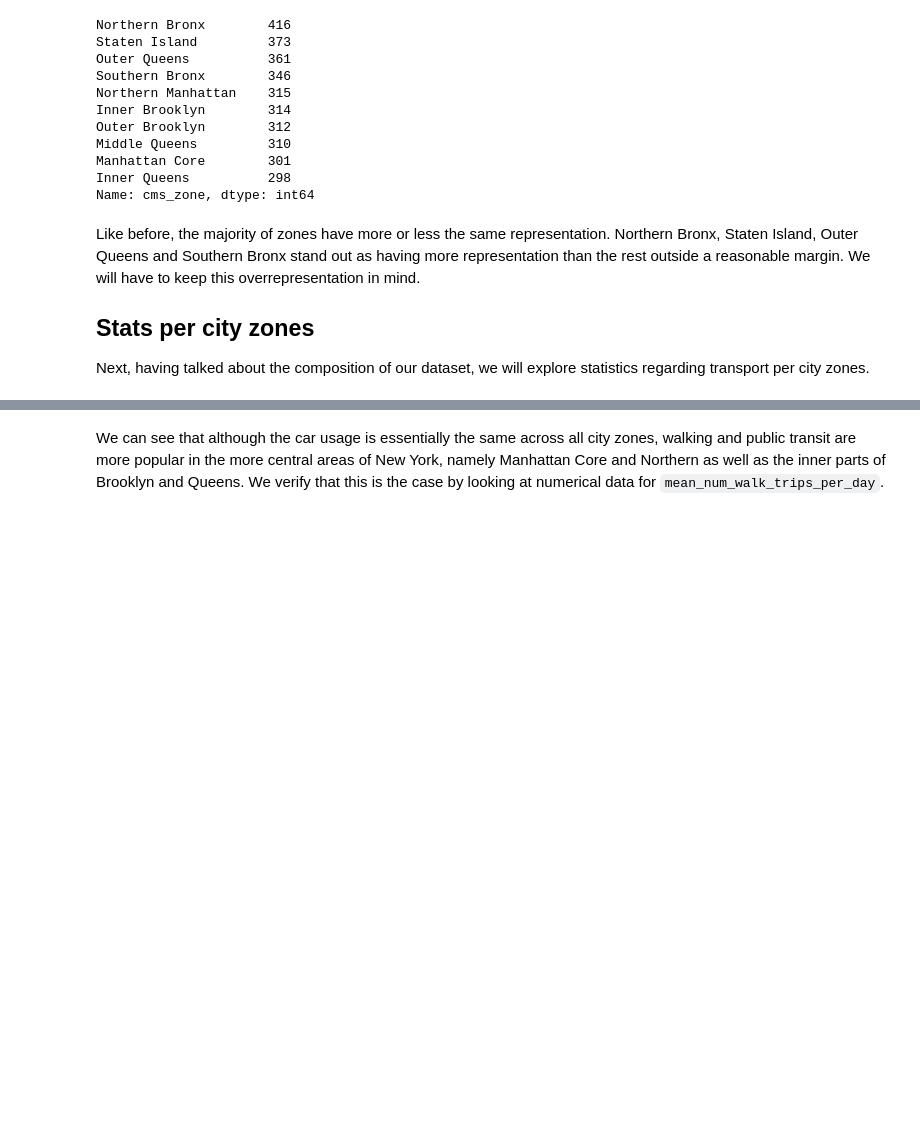
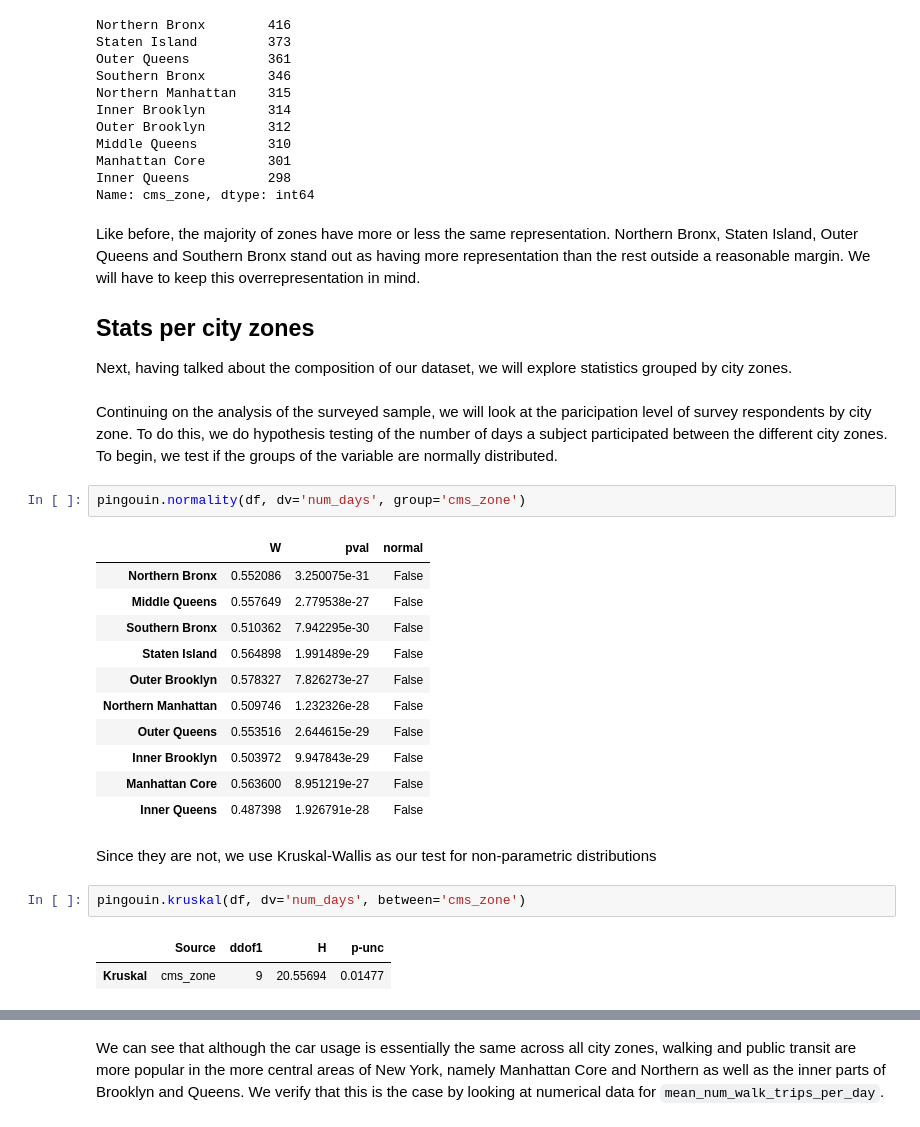
Before and after one commit to Axemt/TUD-2223-DATAH3-Project, a Jupyter notebook: NYC's 2019 Citywide Mobility Survey.ipynb, the cells around one changed output, grey strips where cells are left out. Cells and saved outputs as stored; diff of their text form; blank space fills up the shorter version.

```diff
--- a/NYC's 2019 Citywide Mobility Survey.ipynb
+++ b/NYC's 2019 Citywide Mobility Survey.ipynb
@@ -291,4 +296,27 @@ Like before, the majority of zones have more or less the same representation. No
 ## Stats per city zones
 <a name='pt2.3'></a>
 
-Next, having talked about the composition of our dataset, we will explore statistics regarding transport per city zones.
+Next, having talked about the composition of our dataset, we will explore statistics grouped by city zones.
+# %% [markdown]
+Continuing on the analysis of the surveyed sample, we will look at the paricipation level of survey respondents by city zone. To do this, we do hypothesis testing of the number of days a subject participated between the different city zones. To begin, we test if the groups of the variable are normally distributed.
+# %%
+pingouin.normality(df, dv='num_days', group='cms_zone')
+# %% [output]
+|  | W | pval | normal |
+| Northern Bronx | 0.552086 | 3.250075e-31 | False |
+| Middle Queens | 0.557649 | 2.779538e-27 | False |
+| Southern Bronx | 0.510362 | 7.942295e-30 | False |
+| Staten Island | 0.564898 | 1.991489e-29 | False |
+| Outer Brooklyn | 0.578327 | 7.826273e-27 | False |
+| Northern Manhattan | 0.509746 | 1.232326e-28 | False |
+| Outer Queens | 0.553516 | 2.644615e-29 | False |
+| Inner Brooklyn | 0.503972 | 9.947843e-29 | False |
+| Manhattan Core | 0.563600 | 8.951219e-27 | False |
+| Inner Queens | 0.487398 | 1.926791e-28 | False |
+# %% [markdown]
+Since they are not, we use Kruskal-Wallis as our test for non-parametric distributions
+# %%
+pingouin.kruskal(df, dv='num_days', between='cms_zone')
+# %% [output]
+|  | Source | ddof1 | H | p-unc |
+| Kruskal | cms_zone | 9 | 20.55694 | 0.01477 |
```
Also changed, not shown: parts of 57 cells of this notebook, 2 other files.
